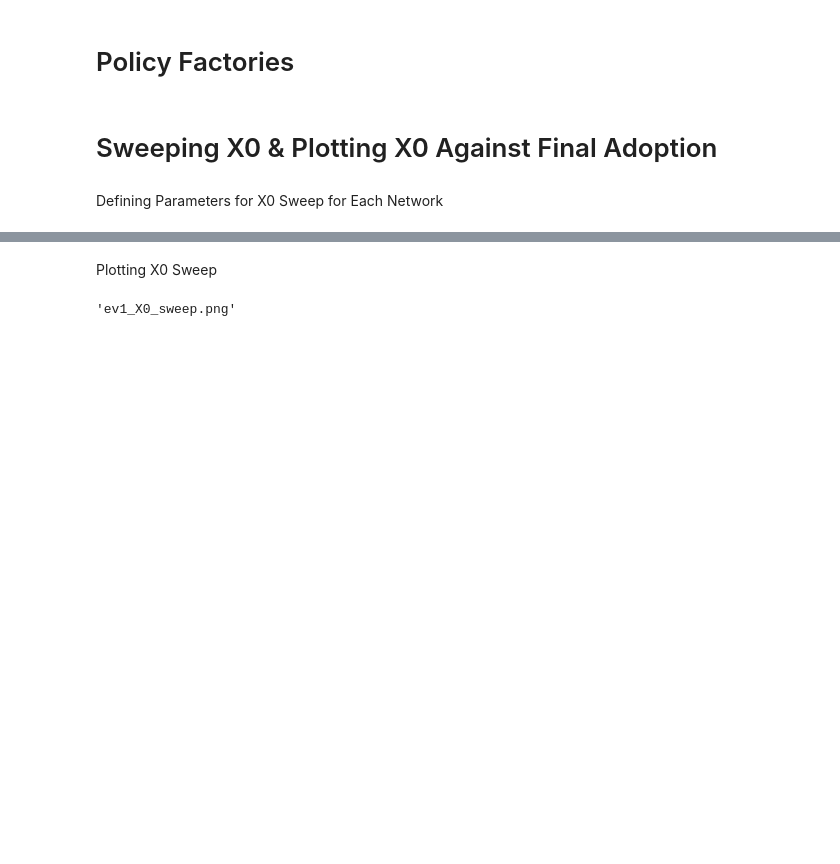
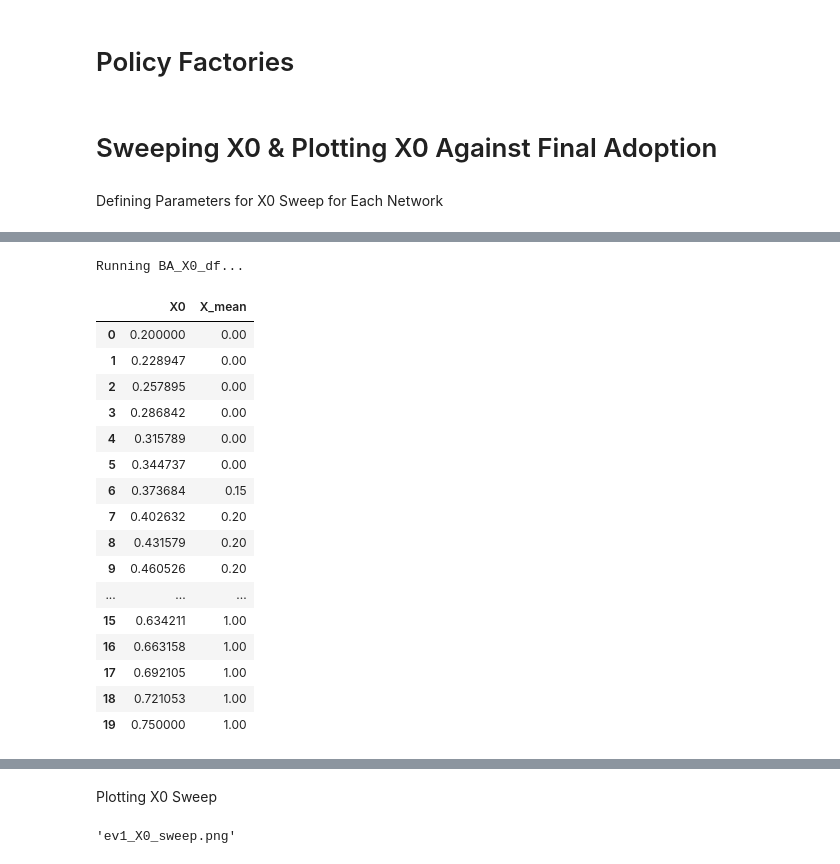
Before and after one commit to MeikeWortman/Assignment_3, a Jupyter notebook: Assignment_3_Test.ipynb, the cells around one changed output, grey strips where cells are left out. Saved outputs shown, nothing was run; the diff lists cells and outputs as text; code cells hidden in the pictures; blank space fills up the shorter version.

Commit message:
updated codes and parameters for each parameter sweep and network

```diff
--- a/Assignment_3_Test.ipynb
+++ b/Assignment_3_Test.ipynb
@@ -172,6 +172,7 @@ class EVStagHuntModel(Model):
         n_nodes=100,
         p=0.05,
         m=2,
+        k=30,
         collect=True,
         strategy_choice_func: str = "imitate",
         tau: float = 1.0,
@@ -336,6 +337,7 @@ def run_network_trial(
     n_nodes: int = 120,
     p: float = 0.05,
     m: int = 2,
+    k: int = 30,
     seed: int | None = None,
     tol: float = 1e-3,
     patience: int = 30,
@@ -363,6 +365,7 @@ def run_network_trial(
         n_nodes=n_nodes,
         p=p,
         m=m,
+        k=k,
         collect=collect,
         strategy_choice_func=strategy_choice_func,
         tau=tau,
@@ -789,6 +792,7 @@ def final_mean_adoption_vs_X0(
     n_nodes: int = 120,
     p: float = 0.05,
     m: int = 2,
+    k: int = 30,
     batch_size: int = 16,
     init_noise_I: float = 0.04,
     strategy_choice_func: str = "imitate",
@@ -818,6 +822,7 @@ def final_mean_adoption_vs_X0(
                 n_nodes=n_nodes,
                 p=p,
                 m=m,
+                k=k,
                 seed=seed_j,
                 collect=False,
                 strategy_choice_func=strategy_choice_func,
@@ -847,6 +852,7 @@ def X0_sweep_df(
         "n_nodes": 200,
         "p": 0.05,
         "m": 2,
+        "k": 30,
     }
     if scenario_kwargs:
         scenario.update(scenario_kwargs)
@@ -1021,0 +994,42 @@ KeyboardInterrupt:
+# %%
+print ("Running BA_X0_df...")
+
+BA_X0_df = X0_sweep_df(
+    X0_frac= np.linspace(0.2, 0.75, 20, dtype= float),
+    scenario_kwargs= {
+        "ratio": 2.0,
+        "beta_I": 1.5,
+        "b": 2.0,
+        "g_I": 0.05,
+        "I0": 0.1,
+        "network_type": "BA",
+        "n_nodes": 300,
+        "p": 0.1,
+        "m": 2,},
+    T = 250,
+    batch_size = 16,
+    init_noise_I= 0.1,
+    strategy_choice_func= "logit",
+    tau= 2.0,
+)
+
+BA_X0_df
+# %% [output]
+Running BA_X0_df...
+|  | X0 | X_mean |
+| 0 | 0.200000 | 0.00 |
+| 1 | 0.228947 | 0.00 |
+| 2 | 0.257895 | 0.00 |
+| 3 | 0.286842 | 0.00 |
+| 4 | 0.315789 | 0.00 |
+| 5 | 0.344737 | 0.00 |
+| 6 | 0.373684 | 0.15 |
+| 7 | 0.402632 | 0.20 |
+| 8 | 0.431579 | 0.20 |
+| 9 | 0.460526 | 0.20 |
+| ... | ... | ... |
+| 15 | 0.634211 | 1.00 |
+| 16 | 0.663158 | 1.00 |
+| 17 | 0.692105 | 1.00 |
+| 18 | 0.721053 | 1.00 |
+| 19 | 0.750000 | 1.00 |
```
Also changed, not shown: parts of 9 cells of this notebook.
